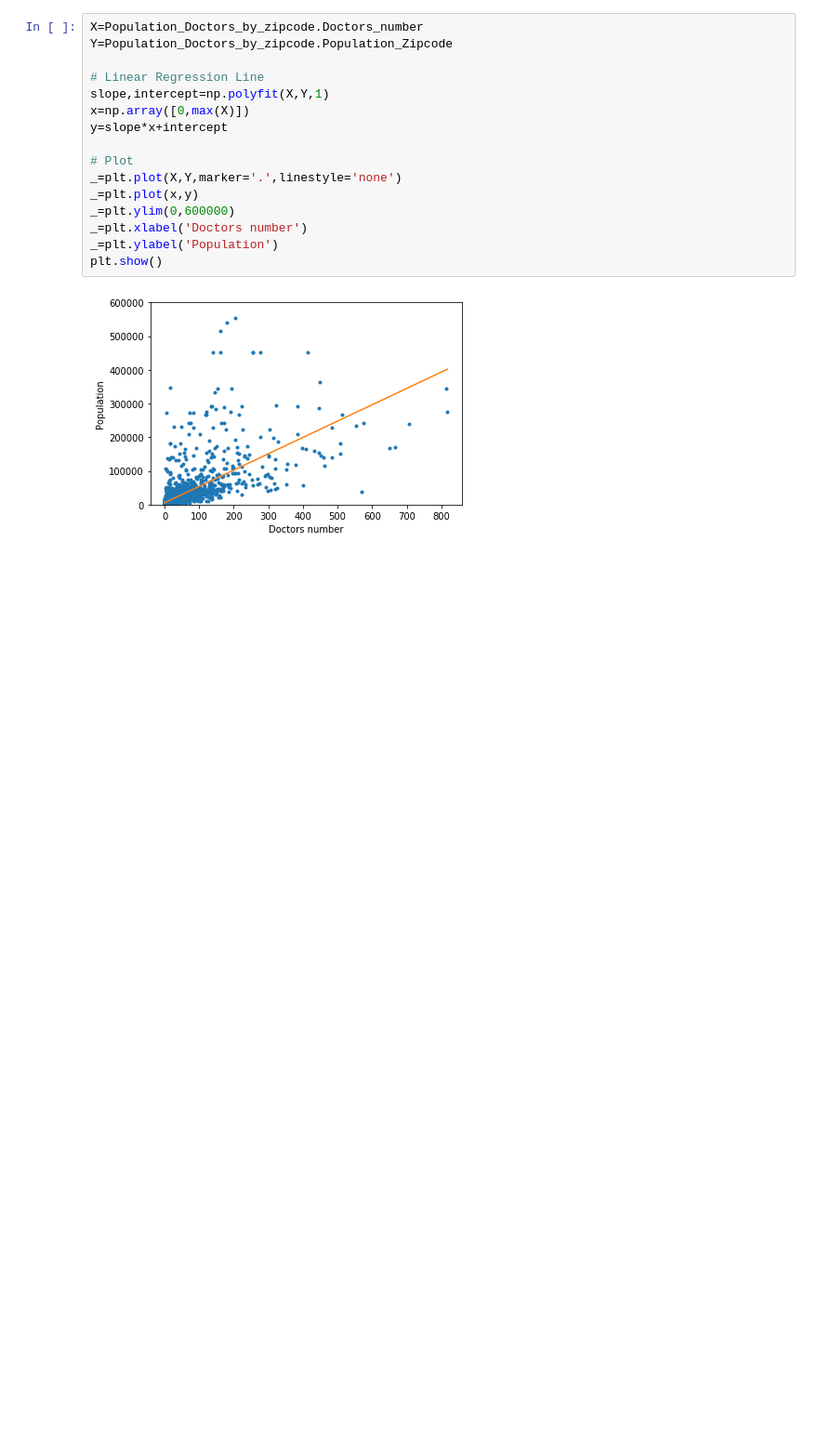
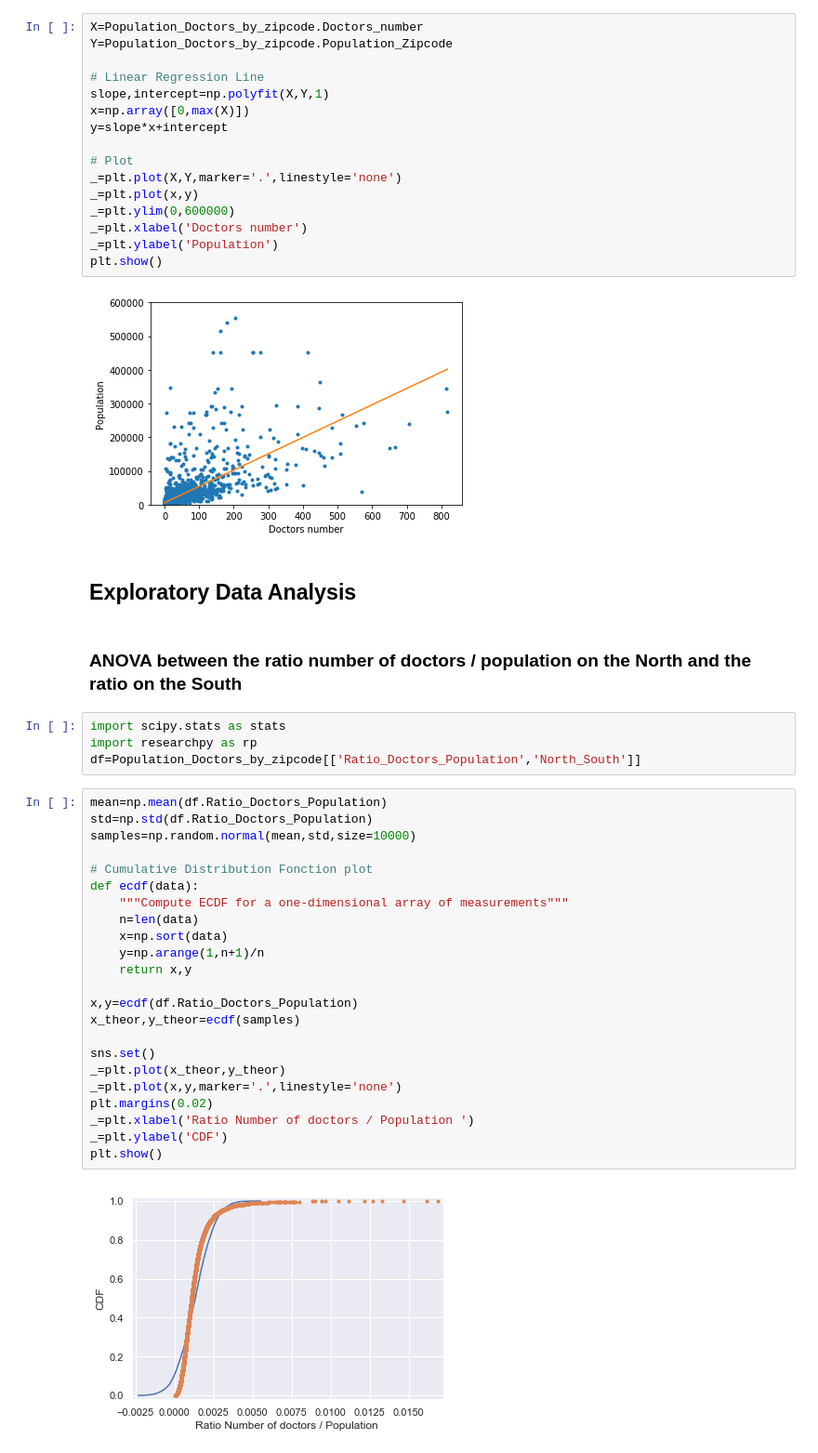
Before and after one commit to DianeDrl/Capstone-Project-1, a Jupyter notebook: Capstone Project 1.ipynb, the cells around one changed output. Shown at 93% size. Cells and saved outputs as stored; diff of their text form; blank space fills up the shorter version.

```diff
--- a/Capstone Project 1.ipynb
+++ b/Capstone Project 1.ipynb
@@ -479,3 +482,36 @@ _=plt.ylabel('Population')
 plt.show()
 # %% [output]
 [figure]
+# %% [markdown]
+## Exploratory Data Analysis
+# %% [markdown]
+### ANOVA between the ratio number of doctors / population on the North and the ratio on the South
+# %%
+import scipy.stats as stats
+import researchpy as rp
+df=Population_Doctors_by_zipcode[['Ratio_Doctors_Population','North_South']]
+# %%
+mean=np.mean(df.Ratio_Doctors_Population)
+std=np.std(df.Ratio_Doctors_Population)
+samples=np.random.normal(mean,std,size=10000)
+
+# Cumulative Distribution Fonction plot
+def ecdf(data):
+    """Compute ECDF for a one-dimensional array of measurements"""
+    n=len(data)
+    x=np.sort(data)
+    y=np.arange(1,n+1)/n
+    return x,y
+
+x,y=ecdf(df.Ratio_Doctors_Population)
+x_theor,y_theor=ecdf(samples)
+
+sns.set()
+_=plt.plot(x_theor,y_theor)
+_=plt.plot(x,y,marker='.',linestyle='none')
+plt.margins(0.02)
+_=plt.xlabel('Ratio Number of doctors / Population ')
+_=plt.ylabel('CDF')
+plt.show()
+# %% [output]
+[figure, added]
```
Also changed, not shown: parts of 17 cells of this notebook.
